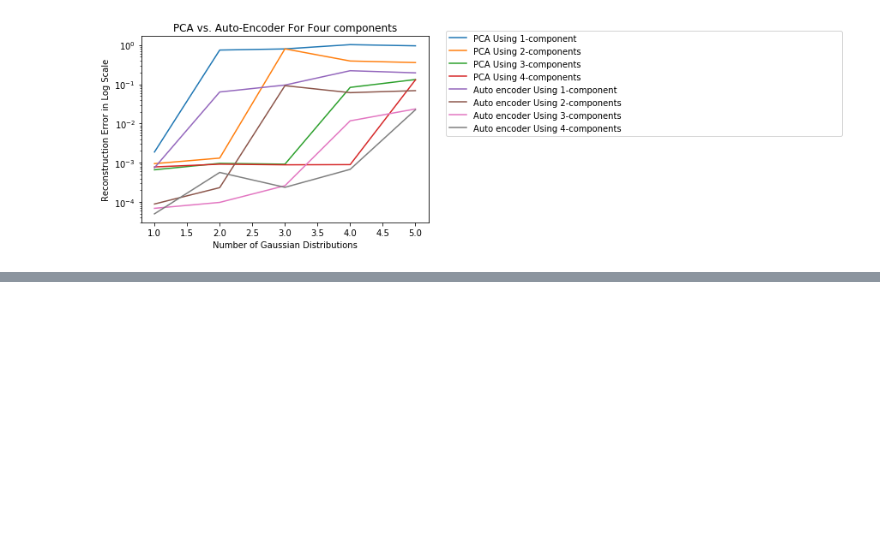
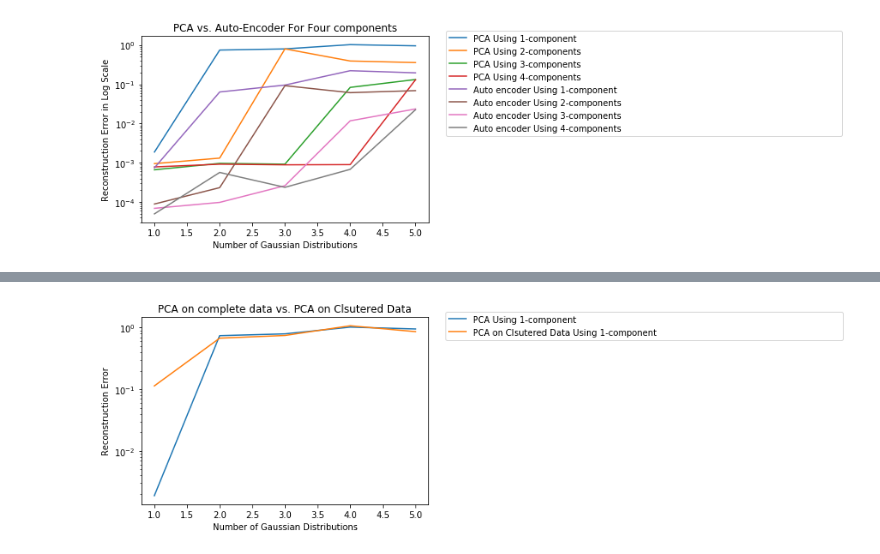
Before and after one commit to muneebasirshar/Data-Collection-, a Jupyter notebook: results.ipynb, the cells around one changed output, grey strips where cells are left out. Saved outputs shown, nothing was run; the diff lists cells and outputs as text; code cells hidden in the pictures; blank space fills up the shorter version.

```diff
--- a/results.ipynb
+++ b/results.ipynb
@@ -217,0 +204,11 @@ TimeAuto=np.array([])
+# %%
+pca1comperror=np.array([0.113439275506903, 0.673606445780691, 0.746033124922677, 1.07171140166888, 0.859310484522326])
+pca2comperror=np.array([0.114202388399457, 0.0930167991567466, 0.727251145664794, 0.404409236042781, 0.386768587089412])
+pca3comperror=np.array([0.114189553876062, 0.0725971856007426, 0.0540328510871872, 0.0904702024752032, 0.121879910889453 ])
+pca4comperror=np.array([0.114110653980551, 0.0550663094763601, 0.00509698681433652, 0.0472481459446745, 0.116581088339744])
+pca5comperror=np.array([0.114215913095735, 0.0545921560174853, 0.00421193326282498, 0.0524433847285192, 0.0596585391632247])
+stackedauto1=np.array([0.000525164002275082, 0.00557480425570986, 0.00680350998850627, 0.0284166772961121, 0.0349914827500407])
+stackedauto2=np.array([0.000177194654342206, 0.000559185166027295, 0.0016033109089655, 0.00336272378431678, 0.00444020249105456])
+stackedauto3=np.array([0.000155342166414113, 0.000720652415212964, 0.000533375822481636, 0.00208892458738595, 0.00188056340456459])
+stackedauto4=np.array([0.000118473581028586, 0.000474736995714185, 0.000345023175139683, 0.00139227805378477, 0.00206592710279434 ])
+stackedauto5=np.array([0.000114393369617736, 0.000289381739770136, 0.000571685224447179, 0.00147888664634856, 0.0004217415825271])
@@ -217,0 +235,25 @@ TimeAuto=np.array([])
+# %%
+plt.plot(gauss, pca1comp, label="PCA Using 1-component")
+#plt.plot(gauss, pca2comp, label="PCA Using 2-components")
+#plt.plot(gauss, pca3comp, label="PCA Using 3-components")
+#plt.plot(gauss, pca4comp, label="PCA Using 4-components")
+#plt.plot(gauss, pca5comp, label="PCA Using 5-components")
+plt.plot(gauss, pca1comperror, label="PCA on Clsutered Data Using 1-component")
+#plt.plot(gauss, pca2comperror, label="PCA on Clsutered Data Using 2-components")
+#plt.plot(gauss, pca3comperror, label="PCA on Clsutered Data Using 3-components")
+#plt.plot(gauss, pca4comperror, label="PCA on Clsutered Data Using 4-components")
+#plt.plot(gauss, pca5comperror, label="PCA on Clsutered Data Using 5-components")
+plt.legend(bbox_to_anchor=(1., 1.02, 1.5, .102), loc=2,
+           ncol=1, mode="expand", borderaxespad=2.)
+# Place a legend above this subplot, expanding itself to
+# fully use the given bounding box.
+plt.yscale('log')
+plt.xlabel('Number of Gaussian Distributions')
+plt.ylabel('Reconstruction Error')
+plt.title('PCA on complete data vs. PCA on Clsutered Data')
+# Create another legend for the second line.
+
+
+plt.show()
+# %% [output]
+[figure, added]
```
Also changed, not shown: parts of 13 cells of this notebook.
